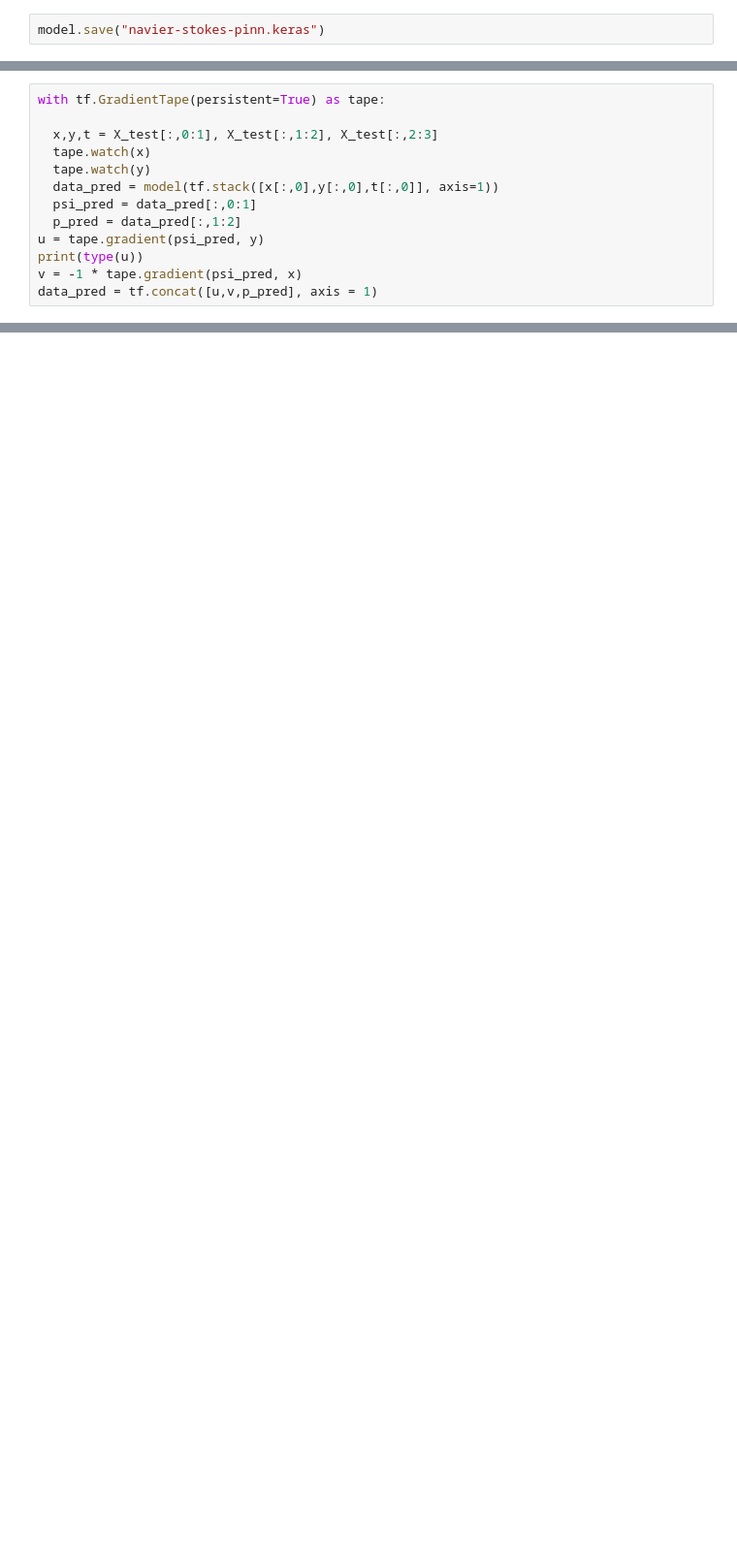
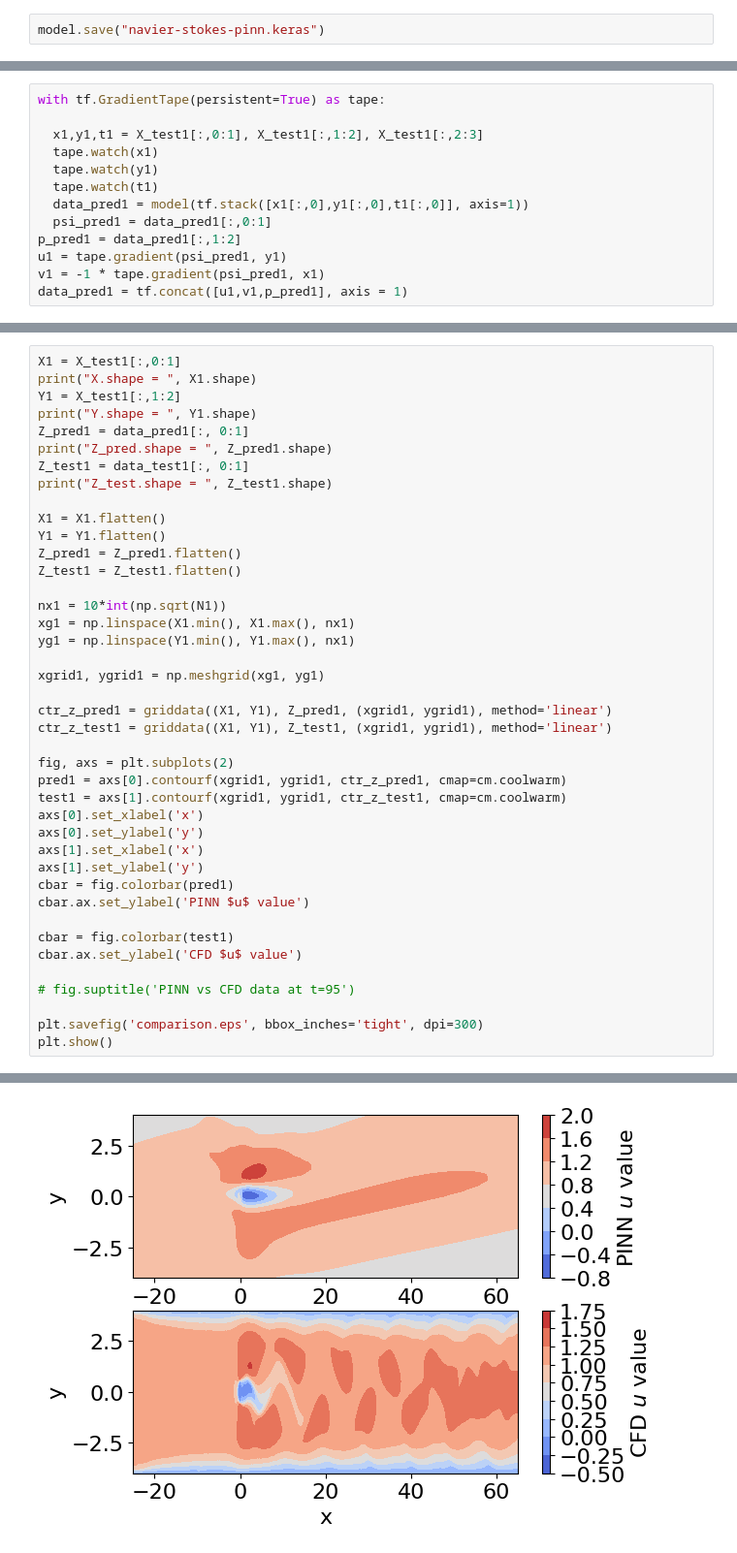
Before and after one commit to yajuna/navier-stokes, a Jupyter notebook: navier_stokes_tf2.ipynb, the cells around one changed output, grey strips where cells are left out. Shown at 97% size. Saved outputs shown, nothing was run; the diff lists cells and outputs as text; blank space fills up the shorter version.

```diff
--- a/navier_stokes_tf2.ipynb
+++ b/navier_stokes_tf2.ipynb
@@ -455,13 +455,13 @@ data_tf = tf.convert_to_tensor(data_pred)
 # %%
 with tf.GradientTape(persistent=True) as tape:
 
-  x,y,t = X_test[:,0:1], X_test[:,1:2], X_test[:,2:3]
-  tape.watch(x)
-  tape.watch(y)
-  data_pred = model(tf.stack([x[:,0],y[:,0],t[:,0]], axis=1))
-  psi_pred = data_pred[:,0:1]
-  p_pred = data_pred[:,1:2]
-u = tape.gradient(psi_pred, y)
-print(type(u))
-v = -1 * tape.gradient(psi_pred, x)
-data_pred = tf.concat([u,v,p_pred], axis = 1)
+  x1,y1,t1 = X_test1[:,0:1], X_test1[:,1:2], X_test1[:,2:3]
+  tape.watch(x1)
+  tape.watch(y1)
+  tape.watch(t1)
+  data_pred1 = model(tf.stack([x1[:,0],y1[:,0],t1[:,0]], axis=1))
+  psi_pred1 = data_pred1[:,0:1]
+p_pred1 = data_pred1[:,1:2]
+u1 = tape.gradient(psi_pred1, y1)
+v1 = -1 * tape.gradient(psi_pred1, x1)
+data_pred1 = tf.concat([u1,v1,p_pred1], axis = 1)
@@ -527,0 +479,42 @@ _________________________________________________________________
+# %%
+X1 = X_test1[:,0:1]
+print("X.shape = ", X1.shape)
+Y1 = X_test1[:,1:2]
+print("Y.shape = ", Y1.shape)
+Z_pred1 = data_pred1[:, 0:1]
+print("Z_pred.shape = ", Z_pred1.shape)
+Z_test1 = data_test1[:, 0:1]
+print("Z_test.shape = ", Z_test1.shape)
+
+X1 = X1.flatten()
+Y1 = Y1.flatten()
+Z_pred1 = Z_pred1.flatten()
+Z_test1 = Z_test1.flatten()
+
+nx1 = 10*int(np.sqrt(N1))
+xg1 = np.linspace(X1.min(), X1.max(), nx1)
+yg1 = np.linspace(Y1.min(), Y1.max(), nx1)
+
+xgrid1, ygrid1 = np.meshgrid(xg1, yg1)
+
+ctr_z_pred1 = griddata((X1, Y1), Z_pred1, (xgrid1, ygrid1), method='linear')
+ctr_z_test1 = griddata((X1, Y1), Z_test1, (xgrid1, ygrid1), method='linear')
+
+fig, axs = plt.subplots(2)
+pred1 = axs[0].contourf(xgrid1, ygrid1, ctr_z_pred1, cmap=cm.coolwarm)
+test1 = axs[1].contourf(xgrid1, ygrid1, ctr_z_test1, cmap=cm.coolwarm)
+axs[0].set_xlabel('x')
+axs[0].set_ylabel('y')
+axs[1].set_xlabel('x')
+axs[1].set_ylabel('y')
+cbar = fig.colorbar(pred1)
+cbar.ax.set_ylabel('PINN $u$ value')
+
+cbar = fig.colorbar(test1)
+cbar.ax.set_ylabel('CFD $u$ value')
+
+# fig.suptitle('PINN vs CFD data at t=95')
+
+plt.savefig('comparison.eps', bbox_inches='tight', dpi=300)
+plt.show()
+# %% [output]
@@ -527,0 +525 @@ _________________________________________________________________
+[figure, added]
```
Also changed, not shown: parts of 34 cells of this notebook.
